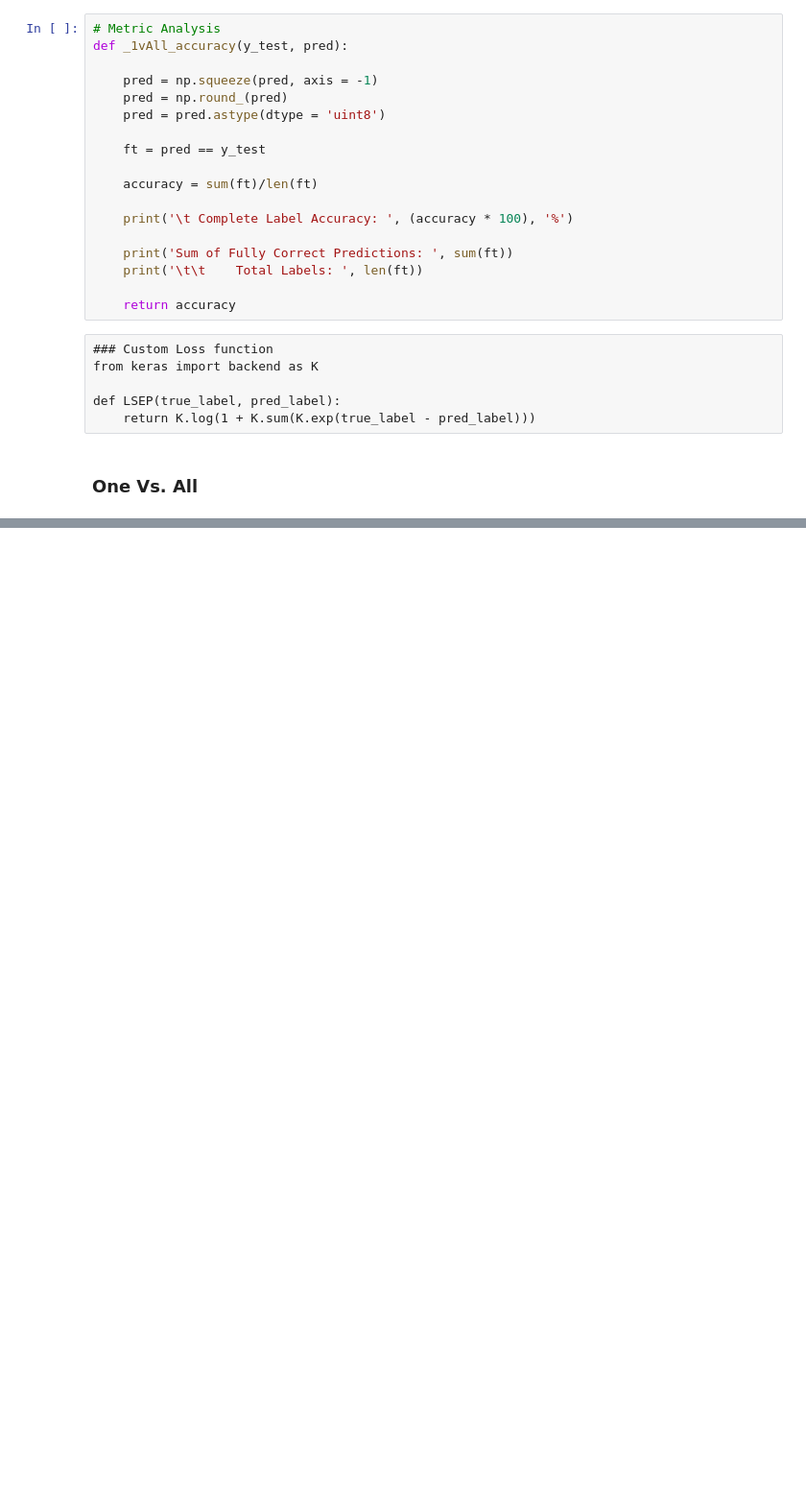
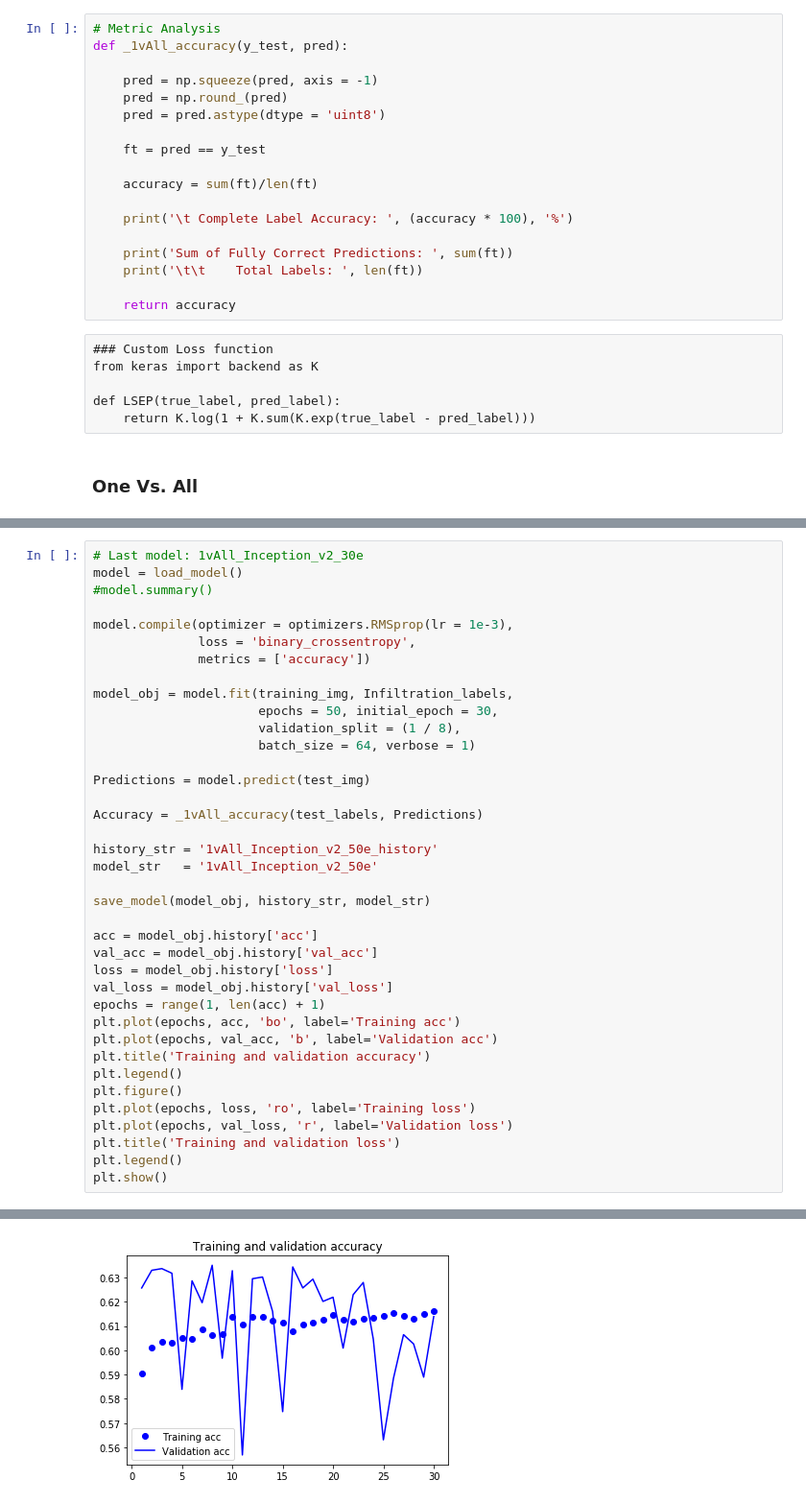
Before and after one commit to PaulKMandal/Image-Diagnosis, a Jupyter notebook: Neural_Network_Architectures.ipynb, the cells around one changed output, grey strips where cells are left out. Shown at 96% size. Cells and saved outputs as stored; diff of their text form; blank space fills up the shorter version.

```diff
--- a/Neural_Network_Architectures.ipynb
+++ b/Neural_Network_Architectures.ipynb
@@ -168,0 +292,39 @@ Saved Infiltration_1vAll_Reg_30e and weights to CNN Models folder
+# %%
+# Last model: 1vAll_Inception_v2_30e
+model = load_model()
+#model.summary()
+
+model.compile(optimizer = optimizers.RMSprop(lr = 1e-3),
+              loss = 'binary_crossentropy',
+              metrics = ['accuracy'])
+
+model_obj = model.fit(training_img, Infiltration_labels,
+                      epochs = 50, initial_epoch = 30,
+                      validation_split = (1 / 8),
+                      batch_size = 64, verbose = 1)
+
+Predictions = model.predict(test_img)
+
+Accuracy = _1vAll_accuracy(test_labels, Predictions)
+
+history_str = '1vAll_Inception_v2_50e_history'
+model_str   = '1vAll_Inception_v2_50e'
+
+save_model(model_obj, history_str, model_str)
+
+acc = model_obj.history['acc']
+val_acc = model_obj.history['val_acc']
+loss = model_obj.history['loss']
+val_loss = model_obj.history['val_loss']
+epochs = range(1, len(acc) + 1)
+plt.plot(epochs, acc, 'bo', label='Training acc')
+plt.plot(epochs, val_acc, 'b', label='Validation acc')
+plt.title('Training and validation accuracy')
+plt.legend()
+plt.figure()
+plt.plot(epochs, loss, 'ro', label='Training loss')
+plt.plot(epochs, val_loss, 'r', label='Validation loss')
+plt.title('Training and validation loss')
+plt.legend()
+plt.show()
+# %% [output]
@@ -168,0 +348 @@ Saved Infiltration_1vAll_Reg_30e and weights to CNN Models folder
+[figure, added]
```
Also changed, not shown: parts of 8 cells of this notebook.
